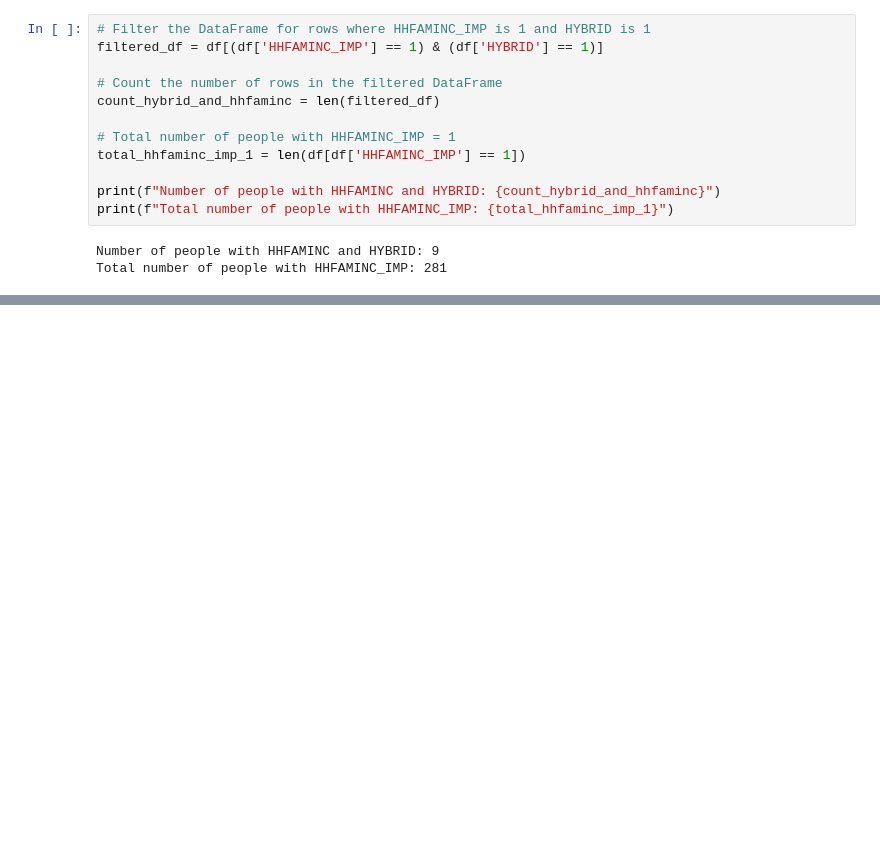
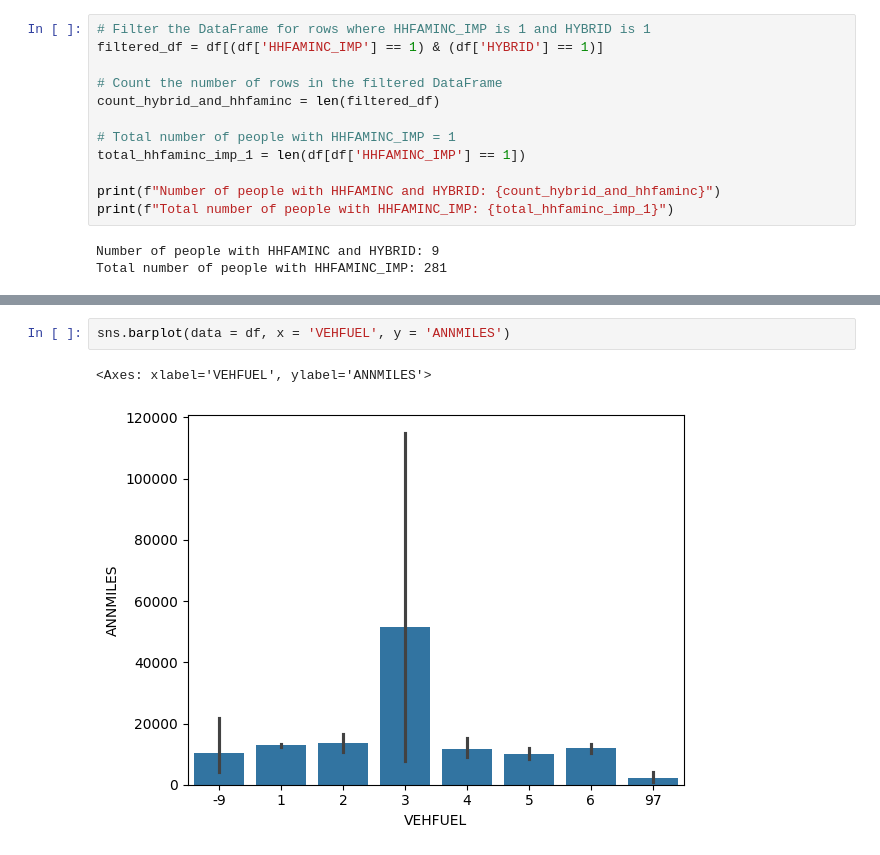
Before and after one commit to AdvayBhatt/gm_project, a Jupyter notebook: gm_proj/preprocessing/linear_not_neural.ipynb, the cells around one changed output, grey strips where cells are left out. Cells and saved outputs as stored; diff of their text form; blank space fills up the shorter version.

```diff
--- a/gm_proj/preprocessing/linear_not_neural.ipynb
+++ b/gm_proj/preprocessing/linear_not_neural.ipynb
@@ -278,3 +306,8 @@ TDAYDATE              int64
 WRKCOUNT              int64
 STRATUMID             int64
 dtype: object
+# %%
+sns.barplot(data = df, x = 'VEHFUEL', y = 'ANNMILES')
+# %% [output]
+<Axes: xlabel='VEHFUEL', ylabel='ANNMILES'>
+[figure, added]
```
Also changed, not shown: parts of 43 cells of this notebook, 1 other file.
